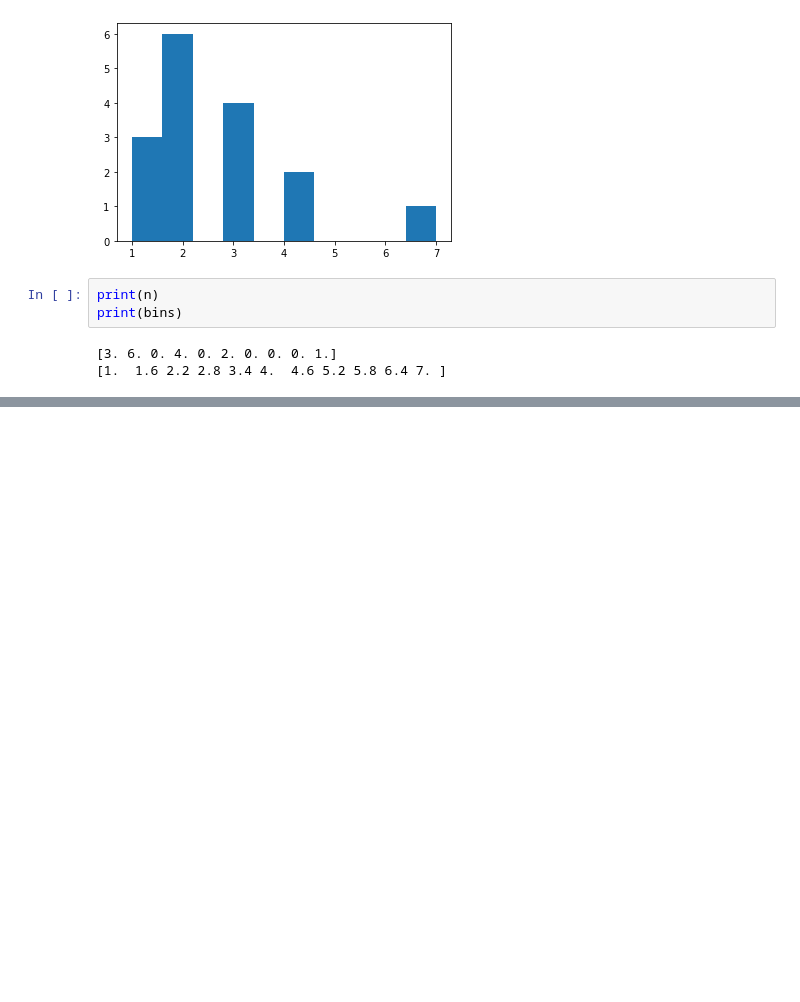
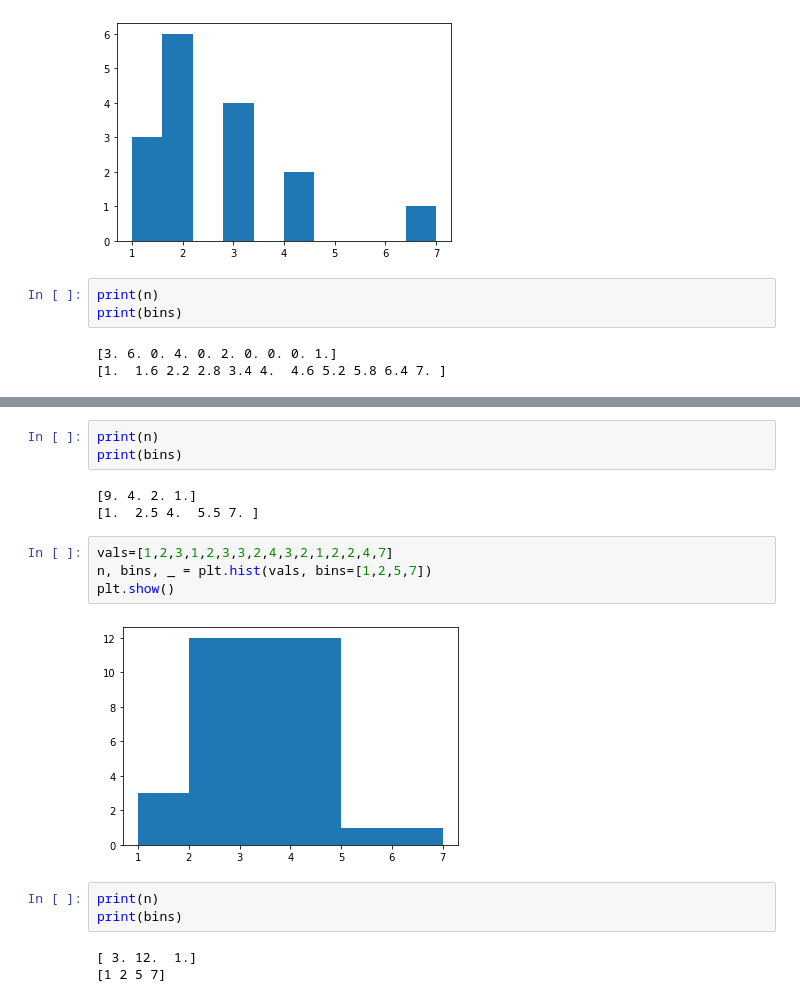
Before and after one commit to sarathchandravema/plot-shots, a Jupyter notebook: Matplotlib cont. and Seaborn.ipynb, the cells around one changed output, grey strips where cells are left out. Cells and saved outputs as stored; diff of their text form; blank space fills up the shorter version.

```diff
--- a/Matplotlib cont. and Seaborn.ipynb
+++ b/Matplotlib cont. and Seaborn.ipynb
@@ -38,0 +45,18 @@ print(bins)
+# %%
+print(n)
+print(bins)
+# %% [output]
+[9. 4. 2. 1.]
+[1.  2.5 4.  5.5 7. ]
+# %%
+vals=[1,2,3,1,2,3,3,2,4,3,2,1,2,2,4,7]
+n, bins, _ = plt.hist(vals, bins=[1,2,5,7])
+plt.show()
+# %% [output]
+[figure, added]
+# %%
+print(n)
+print(bins)
+# %% [output]
+[ 3. 12.  1.]
+[1 2 5 7]
```
Also changed, not shown: parts of 40 cells of this notebook.
